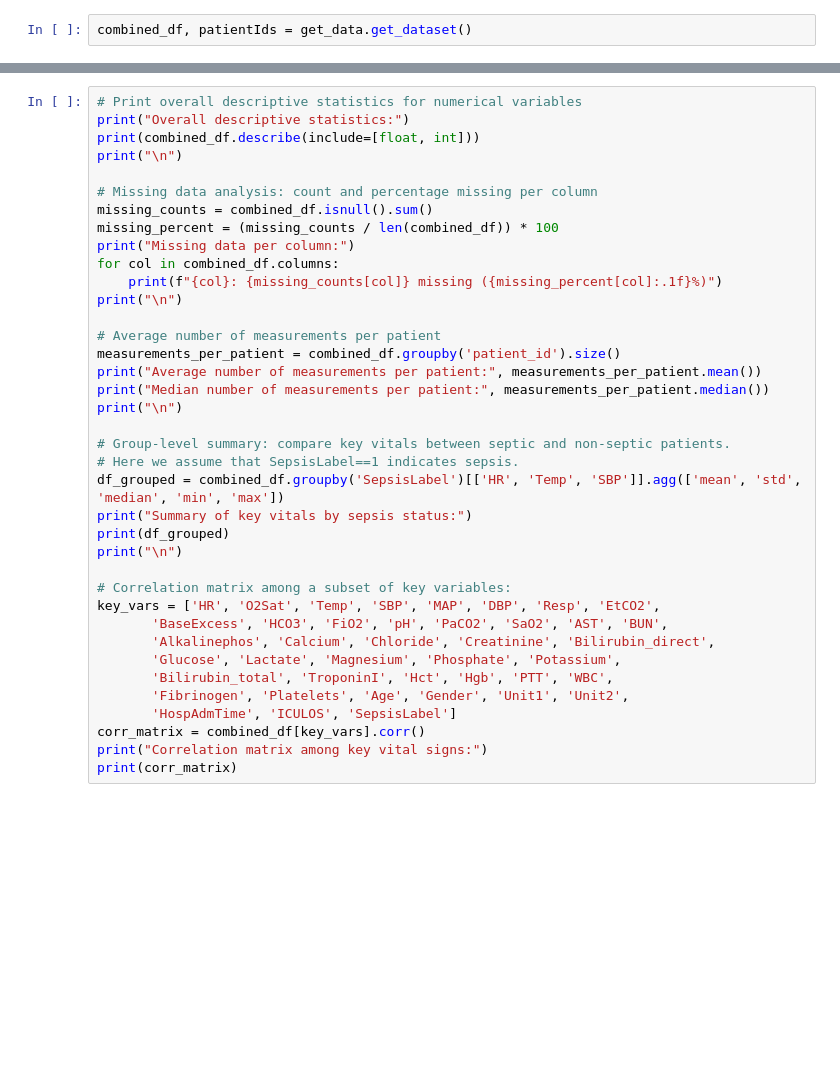
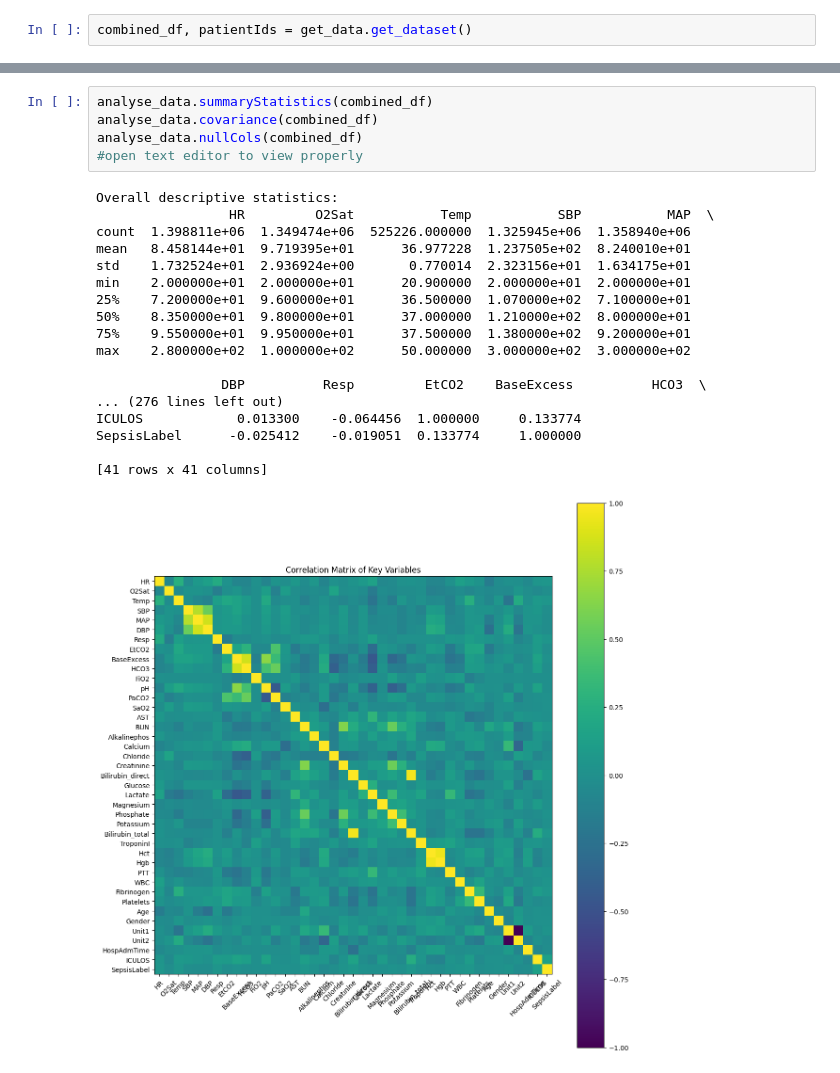
Before and after one commit to damianstone/dl-sepsis-prediction, a Jupyter notebook: dataExploration.ipynb, the cells around one changed output, grey strips where cells are left out. Cells and saved outputs as stored; diff of their text form; blank space fills up the shorter version.

```diff
--- a/dataExploration.ipynb
+++ b/dataExploration.ipynb
@@ -78,38 +46,24 @@ Hospital system: B
-# %%
-# Print overall descriptive statistics for numerical variables
-print("Overall descriptive statistics:")
-print(combined_df.describe(include=[float, int]))
-print("\n")
-
-# Missing data analysis: count and percentage missing per column
-missing_counts = combined_df.isnull().sum()
-missing_percent = (missing_counts / len(combined_df)) * 100
-print("Missing data per column:")
-for col in combined_df.columns:
-    print(f"{col}: {missing_counts[col]} missing ({missing_percent[col]:.1f}%)")
-print("\n")
-
-# Average number of measurements per patient
-measurements_per_patient = combined_df.groupby('patient_id').size()
-print("Average number of measurements per patient:", measurements_per_patient.mean())
-print("Median number of measurements per patient:", measurements_per_patient.median())
-print("\n")
-
-# Group-level summary: compare key vitals between septic and non-septic patients.
-# Here we assume that SepsisLabel==1 indicates sepsis.
-df_grouped = combined_df.groupby('SepsisLabel')[['HR', 'Temp', 'SBP']].agg(['mean', 'std', 'median', 'min', 'max'])
-print("Summary of key vitals by sepsis status:")
-print(df_grouped)
-print("\n")
-
-# Correlation matrix among a subset of key variables:
-key_vars = ['HR', 'O2Sat', 'Temp', 'SBP', 'MAP', 'DBP', 'Resp', 'EtCO2',
-       'BaseExcess', 'HCO3', 'FiO2', 'pH', 'PaCO2', 'SaO2', 'AST', 'BUN',
-       'Alkalinephos', 'Calcium', 'Chloride', 'Creatinine', 'Bilirubin_direct',
-       'Glucose', 'Lactate', 'Magnesium', 'Phosphate', 'Potassium',
-       'Bilirubin_total', 'TroponinI', 'Hct', 'Hgb', 'PTT', 'WBC',
-       'Fibrinogen', 'Platelets', 'Age', 'Gender', 'Unit1', 'Unit2',
-       'HospAdmTime', 'ICULOS', 'SepsisLabel']
-corr_matrix = combined_df[key_vars].corr()
-print("Correlation matrix among key vital signs:")
-print(corr_matrix)
+# %%
+analyse_data.summaryStatistics(combined_df)
+analyse_data.covariance(combined_df)
+analyse_data.nullCols(combined_df)
+#open text editor to view properly
+# %% [output]
+Overall descriptive statistics:
+                 HR         O2Sat           Temp           SBP           MAP  \
+count  1.398811e+06  1.349474e+06  525226.000000  1.325945e+06  1.358940e+06
+mean   8.458144e+01  9.719395e+01      36.977228  1.237505e+02  8.240010e+01
+std    1.732524e+01  2.936924e+00       0.770014  2.323156e+01  1.634175e+01
+min    2.000000e+01  2.000000e+01      20.900000  2.000000e+01  2.000000e+01
+25%    7.200000e+01  9.600000e+01      36.500000  1.070000e+02  7.100000e+01
+50%    8.350000e+01  9.800000e+01      37.000000  1.210000e+02  8.000000e+01
+75%    9.550000e+01  9.950000e+01      37.500000  1.380000e+02  9.200000e+01
+max    2.800000e+02  1.000000e+02      50.000000  3.000000e+02  3.000000e+02
+
+                DBP          Resp         EtCO2    BaseExcess          HCO3  \
+... (276 lines left out)
+ICULOS            0.013300    -0.064456  1.000000     0.133774
+SepsisLabel      -0.025412    -0.019051  0.133774     1.000000
+
+[41 rows x 41 columns]
+[figure, added]
```
Also changed, not shown: parts of 3 cells of this notebook, 1 other file.
